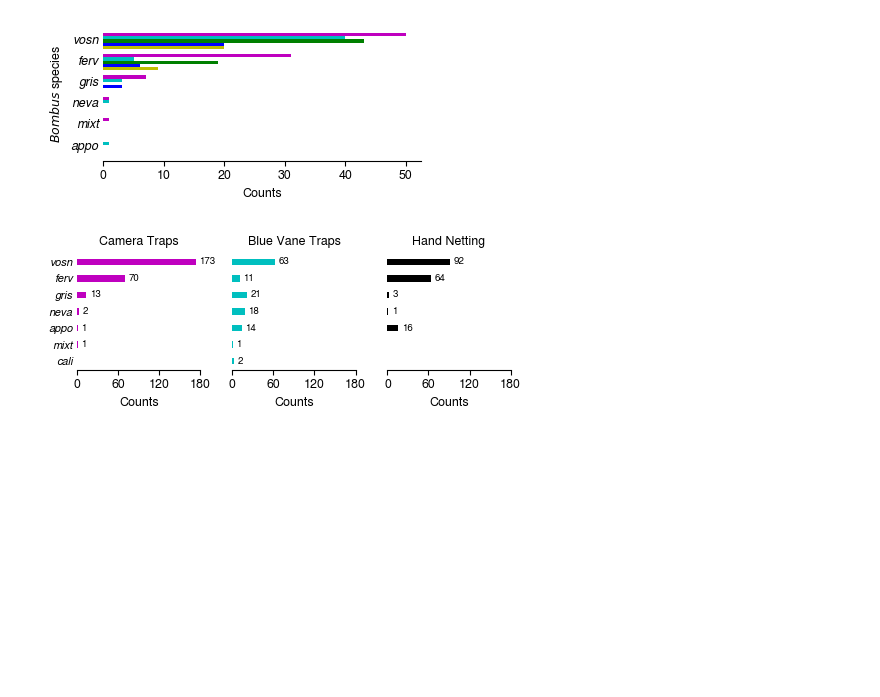
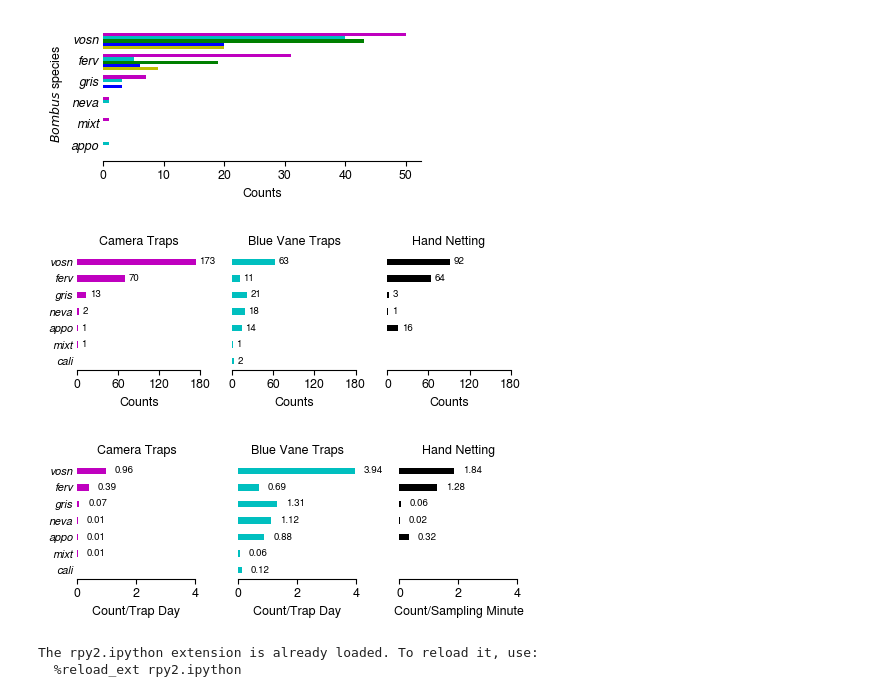
Before and after one commit to mparkergetz/bee_cam_data_processing, a Jupyter notebook: nb4_process_community_data.ipynb, the cells around one changed output. Drawn from its saved outputs; the diff is of its cells as text; code cells hidden in the pictures; blank space fills up the shorter version.

```diff
--- a/nb4_process_community_data.ipynb
+++ b/nb4_process_community_data.ipynb
@@ -102,6 +102,11 @@ counts_s1 = [cam_bombus_counts[species] if species in cam_bombus_counts.index el
 counts_s2 = [bvt_bombus_counts[species] if species in bvt_bombus_counts.index else 0 for species in species_all]
 counts_s3 = [net_bombus_counts[species] if species in net_bombus_counts.index else 0 for species in species_all]
 
+# NORMALIZE COUNTS TO EFFORT
+counts_s1n = [round(x/180, 2) for x in counts_s1] # PER TRAP DAY
+counts_s2n = [round(x/16, 2) for x in counts_s2] # PER TRAP DAY
+counts_s3n = [round(x/50, 2) for x in counts_s3] # PER SAMPLING MINUTE
+
 df_counts = pd.DataFrame({
     'Species': species_all,
     'Camera': counts_s1,
@@ -172,4 +177,67 @@ plt.tight_layout()
 plt.savefig('figs/methods_comparison_separated.svg', format='svg')
 # %% [output]
 [figure]
+# %%
+# PLOT METHODS COMPARISON WITH NORMALIZED COUNTS
+bar_width = 0.4
+species_all_reversed = list(reversed(species_all))
+y_pos = range(len(species_all_reversed))
+text_offset = .3
+
+fig, axs = plt.subplots(1, 3, figsize=(5, 2), sharey=True)
+
+axs[0].set_yticks(y_pos)
+axs[0].invert_yaxis()
+axs[0].set_xlabel('Count/Trap Day', size=9)
+axs[0].set_title('Camera Traps', size=9)
+bars0 = axs[0].barh(y_pos, list(reversed(counts_s1n)), height=bar_width, color='m')
+for bar, count in zip(bars0, list(reversed(counts_s1n))):
+    if count != 0:
+        axs[0].text(
+            bar.get_width() + text_offset,
+            bar.get_y() + bar.get_height()/2,
+            str(count),
+            va='center',
+            ha='left',
+            size=7
+        )
+
+bars1 = axs[1].barh(y_pos, list(reversed(counts_s2n)), height=bar_width, color='c')
+for bar, count in zip(bars1, list(reversed(counts_s2n))):
+    if count != 0:
+        axs[1].text(bar.get_width() + text_offset, bar.get_y() + bar.get_height()/2, str(count),
+                    va='center', ha='left', size=7)
+axs[1].set_yticks(y_pos)
+axs[1].set_yticklabels([])
+axs[1].invert_yaxis()
+axs[1].set_xlabel('Count/Trap Day', size=9)
+axs[1].set_title('Blue Vane Traps', size=9)
+
+bars2 = axs[2].barh(y_pos, list(reversed(counts_s3n)), height=bar_width, color='k')
+for bar, count in zip(bars2, list(reversed(counts_s3n))):
+    if count != 0:
+        axs[2].text(bar.get_width() + text_offset, bar.get_y() + bar.get_height()/2, str(count),
+                    va='center', ha='left', size=7)
+axs[2].set_yticks(y_pos)
+axs[2].set_yticklabels([])
+axs[2].invert_yaxis()
+axs[2].set_xlabel('Count/Sampling Minute', size=9)
+axs[2].set_title('Hand Netting', size=9)
+
+for ax in axs:
+    ax.spines['left'].set_visible(False)
+    ax.tick_params(axis='y', length=0)
+    ax.set_xlim(0, 4)
+    # ax.set_xticks(range(0, 181, 60))
+
+
+axs[0].set_yticklabels(
+    [label[:4] for label in species_all_reversed],
+    style='italic',
+    size=8
+)
+plt.tight_layout()
+plt.savefig('figs/methods_comparison_separated.svg', format='svg')
+# %% [output]
+[figure, added]
 # %%
@@ -205,0 +282,9 @@ with open("csvs/abundance_list.json", "w") as f:
+# %%
+# EXPORT TO R
+inext_ready = [counts_s1, counts_s2, counts_s3]
+
+%load_ext rpy2.ipython
+%R -i inext_ready
+# %% [output]
+The rpy2.ipython extension is already loaded. To reload it, use:
+  %reload_ext rpy2.ipython
```
Also changed, not shown: parts of 10 cells of this notebook, 1 other file.
